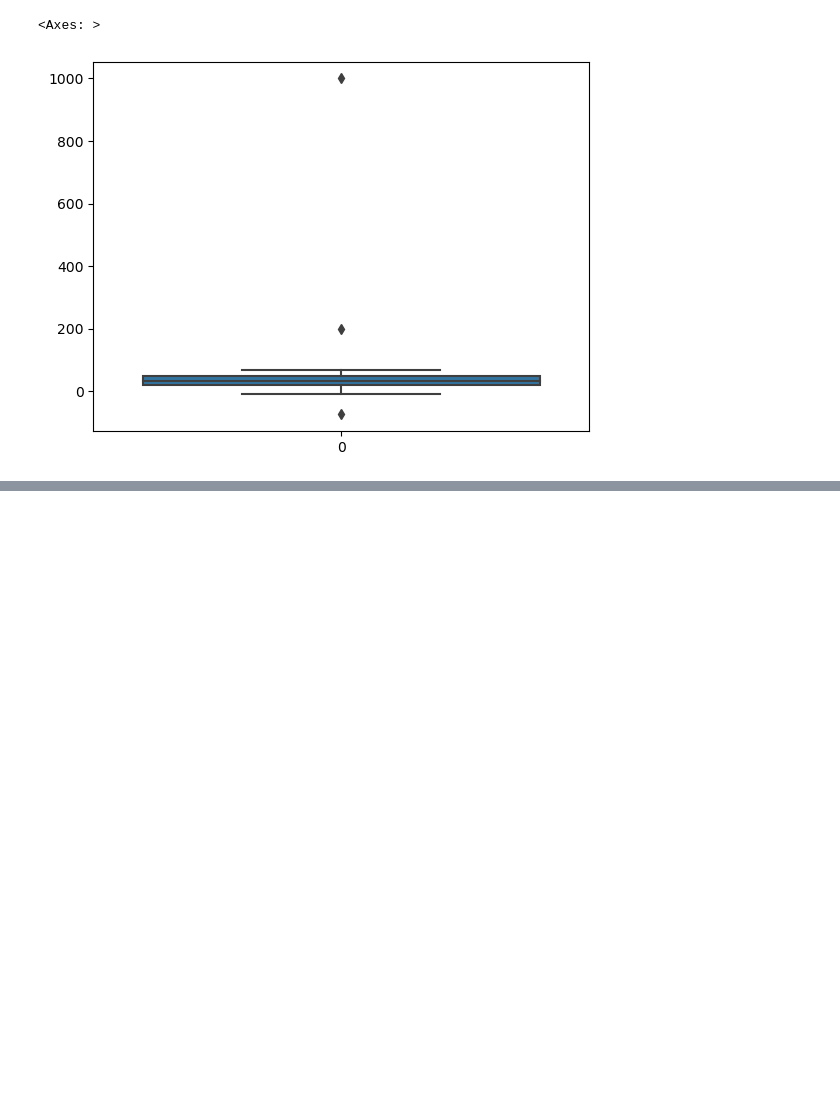
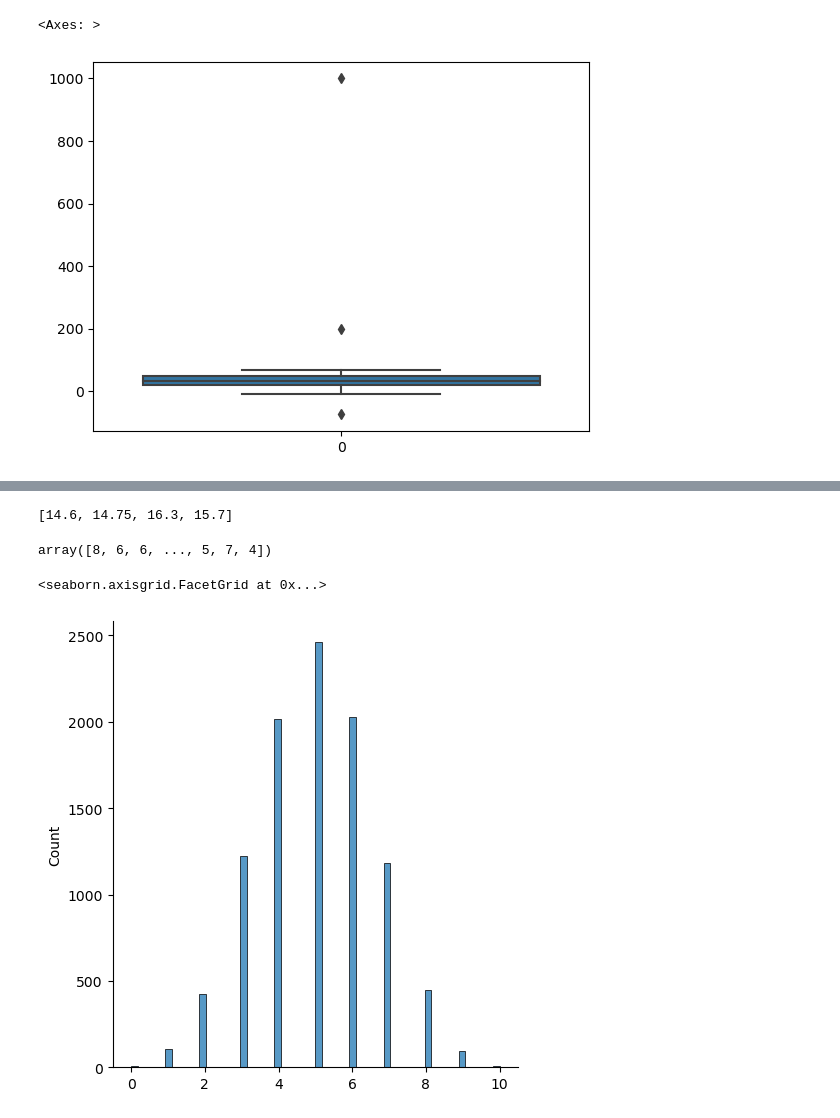
Before and after one commit to AdityaPapal/Machine_learning, a Jupyter notebook: Statistics/Statistics.ipynb, the cells around one changed output, grey strips where cells are left out. Drawn from its saved outputs; the diff is of its cells as text; code cells hidden in the pictures; blank space fills up the shorter version.

```diff
--- a/Statistics/Statistics.ipynb
+++ b/Statistics/Statistics.ipynb
@@ -254,0 +412,4 @@ std_dev
+# %%
+mean_of_samples
+# %% [output]
+[14.6, 14.75, 16.3, 15.7]
@@ -254,0 +423,11 @@ std_dev
+# %%
+population=np.random.binomial(10,0.5,10000)
+# %%
+population
+# %% [output]
+array([8, 6, 6, ..., 5, 7, 4])
+# %%
+sns.displot(population)
+# %% [output]
+<seaborn.axisgrid.FacetGrid at 0x...>
+[figure, added]
```
Also changed, not shown: parts of 41 cells of this notebook.
